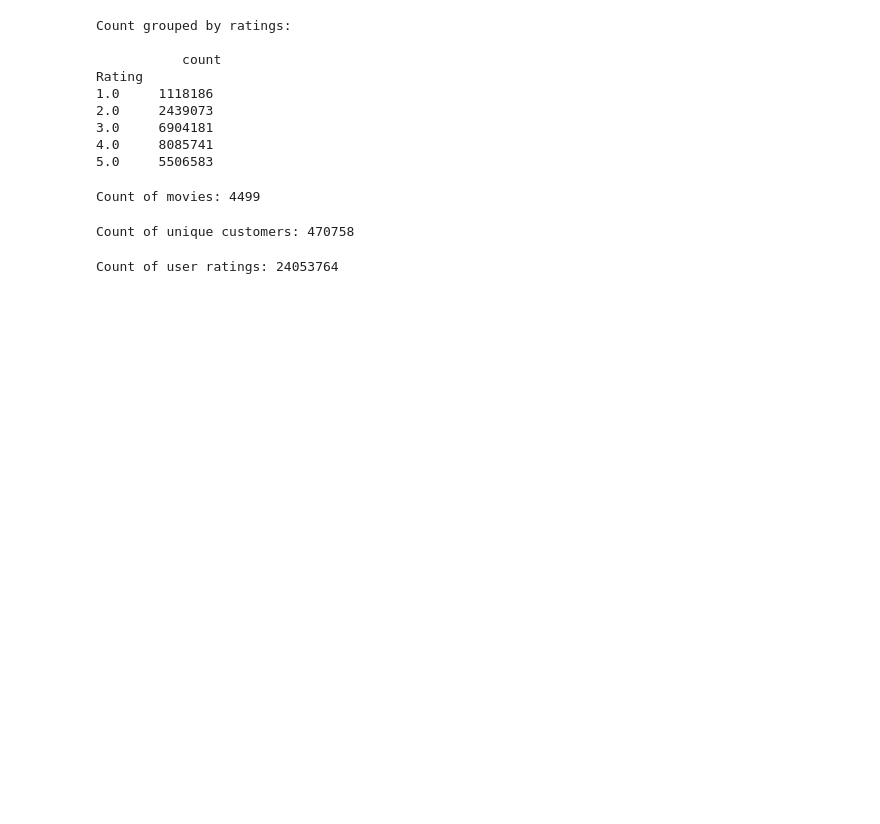
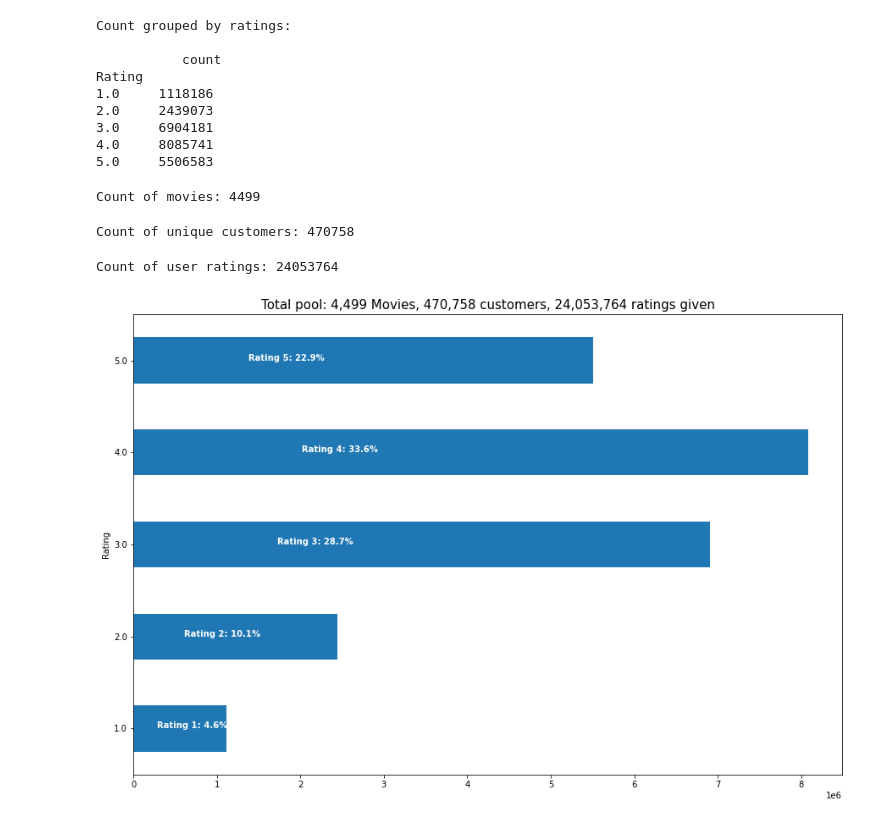
Before and after one commit to shreyss99/iNeuron-ai, a Jupyter notebook: Data Structures and Algorithms Challenge/Challenge 2/Recommendation-System/Code/Recommendation_System.ipynb, the cells around one changed output. Saved outputs shown, nothing was run; the diff lists cells and outputs as text; code cells hidden in the pictures; blank space fills up the shorter version.

Commit message:
Plot the rating variation

```diff
--- a/Data Structures and Algorithms Challenge/Challenge 2/Recommendation-System/Code/Recommendation_System.ipynb
+++ b/Data Structures and Algorithms Challenge/Challenge 2/Recommendation-System/Code/Recommendation_System.ipynb
@@ -80,3 +80,15 @@ rating_count = dataset['Cust_Id'].count() - movie_count
 print("Count of user ratings: {}".format(rating_count))
 # %% [output]
 Count of user ratings: 24053764
+# %%
+# Visualizing the composition of ratings based on groups
+
+ax = count_by_ratings.plot(kind = 'barh', legend = False, figsize = (15,10))
+plt.title('Total pool: {:,} Movies, {:,} customers, {:,} ratings given'.format(movie_count, customer_count, rating_count), fontsize=15)
+plt.axis('on')
+
+for i in range(1,6):
+    ax.text(count_by_ratings.iloc[i-1][0]/4, i-1, 'Rating {}: {:.1f}%'.format(i, count_by_ratings.iloc[i-1][0]*100 / count_by_ratings.sum()[0]),
+            color = 'white', weight = 'bold')
+# %% [output]
+[figure, added]
```
